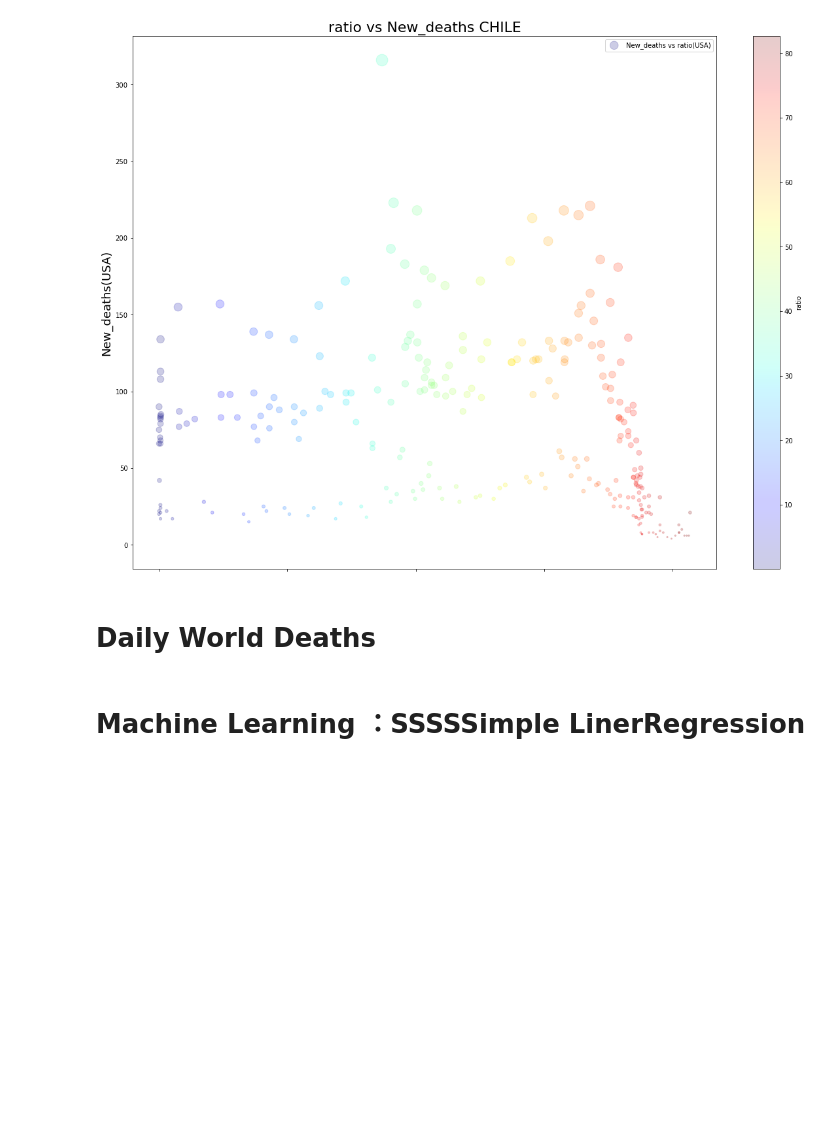
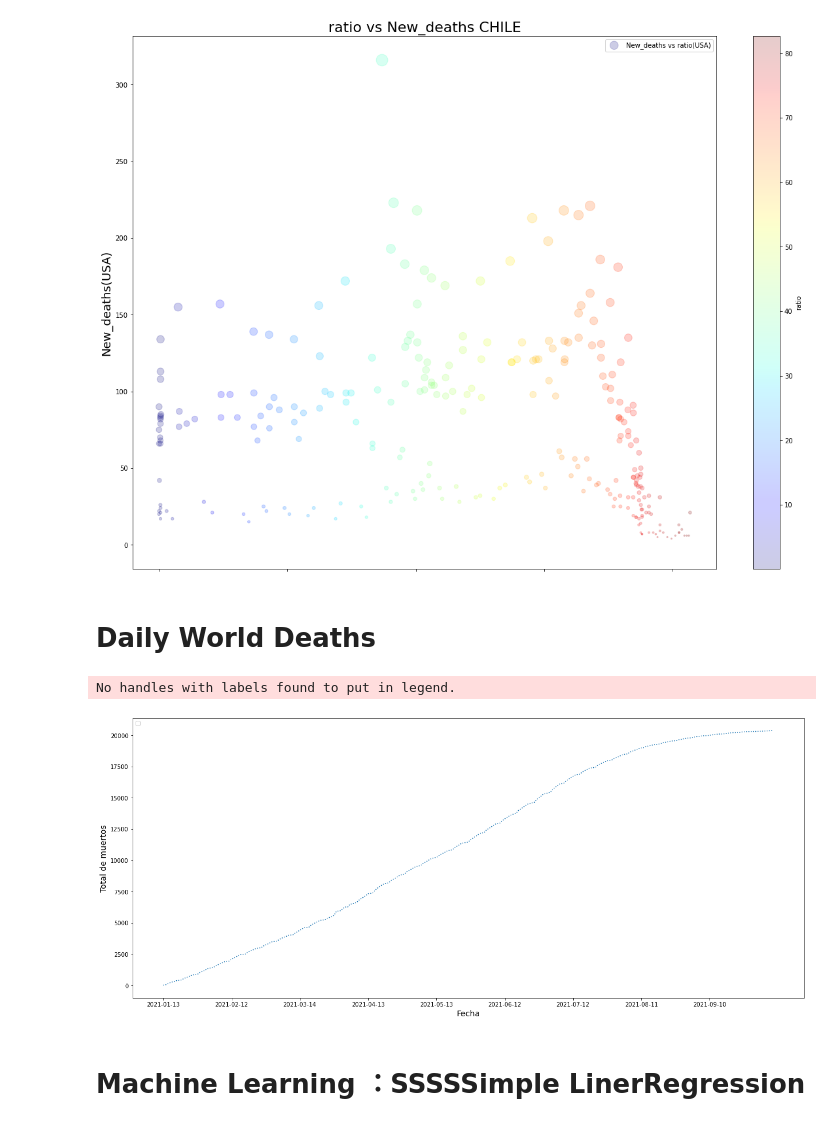
Before and after one commit to ijarpa/ijarpa, a Jupyter notebook: 4_Covid_Chile/liner-regression-vaccination-mortality-analysis.ipynb, the cells around one changed output. Saved outputs shown, nothing was run; the diff lists cells and outputs as text; code cells hidden in the pictures; blank space fills up the shorter version.

```diff
--- a/4_Covid_Chile/liner-regression-vaccination-mortality-analysis.ipynb
+++ b/4_Covid_Chile/liner-regression-vaccination-mortality-analysis.ipynb
@@ -276,3 +247,20 @@ px.line(x=time,y=date_group['New_deaths'].cumsum())
+# %%
+tiempo = date_group['date'].values.tolist()
+muertos = chile['New_deaths'].cumsum()
+
+x = tiempo
+y = muertos
+
+plt.figure(figsize=(21, 9))
+plt.plot(x, y,linestyle='dotted')
+plt.xticks(np.arange(0,len(x),30)) #xtick debe ser puesto con np.arange
+plt.ylabel('Total de muertos', fontsize='14')
+plt.xlabel('Fecha',fontsize='14')
+plt.legend(loc='upper left')
+plt.show()
+# %% [output]
+No handles with labels found to put in legend.
+[figure, added]
 # %% [markdown]
 # Machine Learning ：SSSSSimple LinerRegression
 # %%
```
Also changed, not shown: parts of 6 cells of this notebook.
